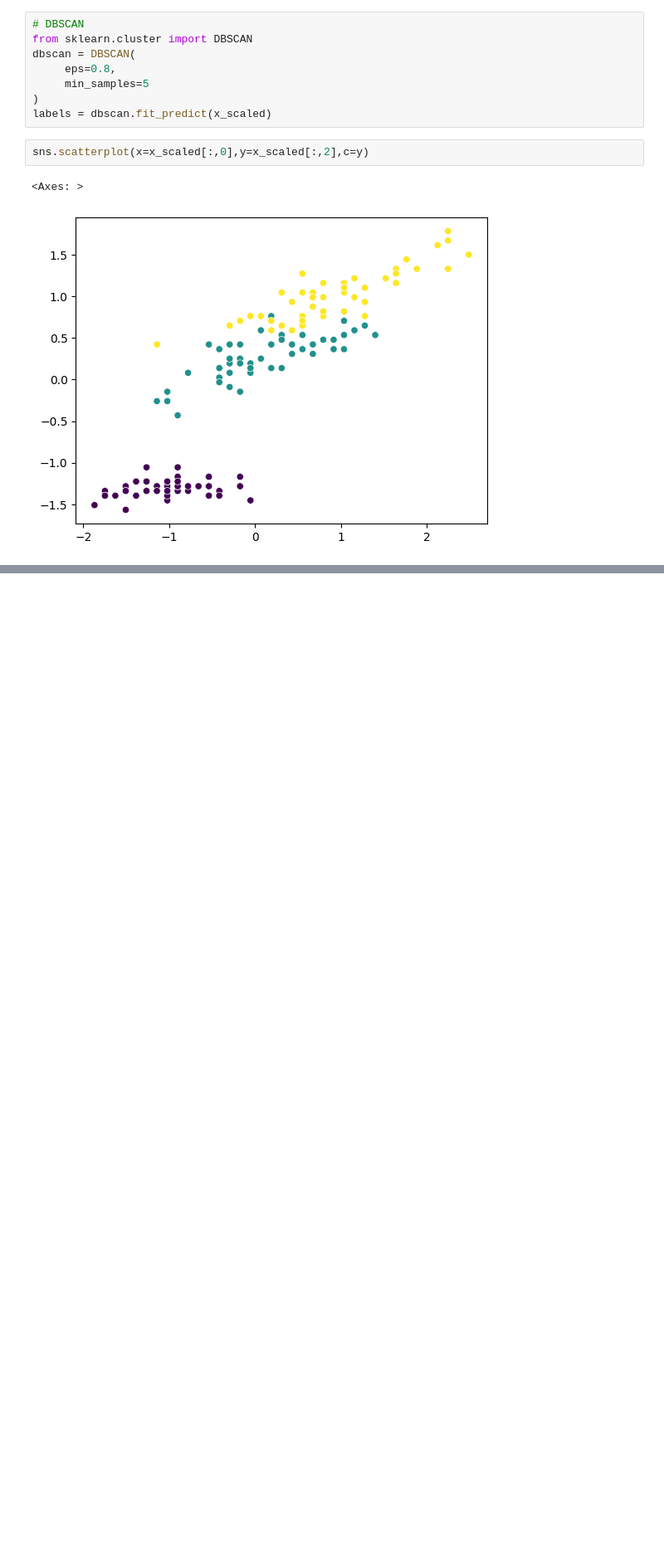
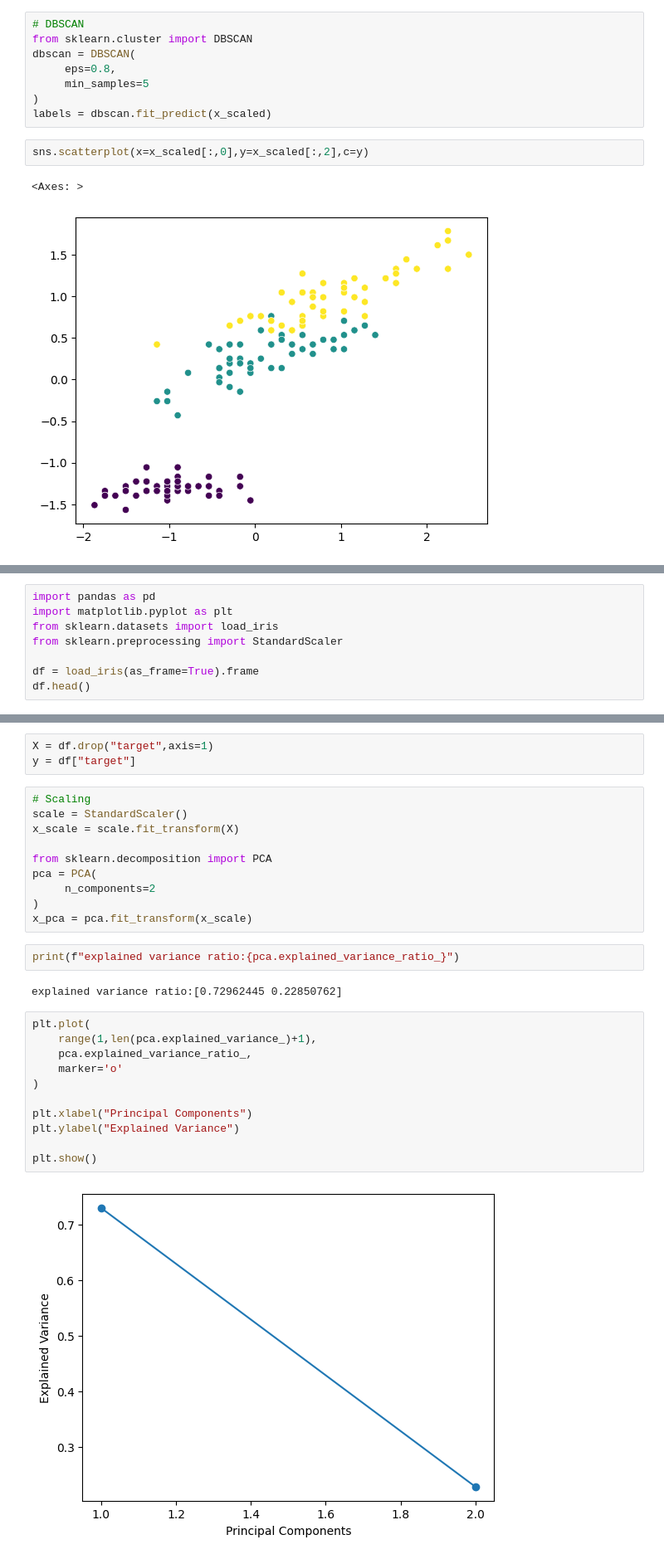
Before and after one commit to Ankit1726/Datascience, a Jupyter notebook: src/machine_learning/notebooks/unsupervised_ml.ipynb, the cells around one changed output, grey strips where cells are left out. Shown at 83% size. Saved outputs shown, nothing was run; the diff lists cells and outputs as text; blank space fills up the shorter version.

```diff
--- a/src/machine_learning/notebooks/unsupervised_ml.ipynb
+++ b/src/machine_learning/notebooks/unsupervised_ml.ipynb
@@ -258,0 +312,8 @@ sns.scatterplot(x=x_scaled[:,0],y=x_scaled[:,2],c=y)
+# %%
+import pandas as pd
+import matplotlib.pyplot as plt
+from sklearn.datasets import load_iris
+from sklearn.preprocessing import StandardScaler
+
+df = load_iris(as_frame=True).frame
+df.head()
@@ -258,0 +327,30 @@ sns.scatterplot(x=x_scaled[:,0],y=x_scaled[:,2],c=y)
+# %%
+X = df.drop("target",axis=1)
+y = df["target"]
+# %%
+# Scaling
+scale = StandardScaler()
+x_scale = scale.fit_transform(X)
+
+from sklearn.decomposition import PCA
+pca = PCA(
+     n_components=2
+)
+x_pca = pca.fit_transform(x_scale)
+# %%
+print(f"explained variance ratio:{pca.explained_variance_ratio_}")
+# %% [output]
+explained variance ratio:[0.72962445 0.22850762]
+# %%
+plt.plot(
+    range(1,len(pca.explained_variance_)+1),
+    pca.explained_variance_ratio_,
+    marker='o'
+)
+
+plt.xlabel("Principal Components")
+plt.ylabel("Explained Variance")
+
+plt.show()
+# %% [output]
+[figure, added]
```
Also changed, not shown: parts of 27 cells of this notebook.
